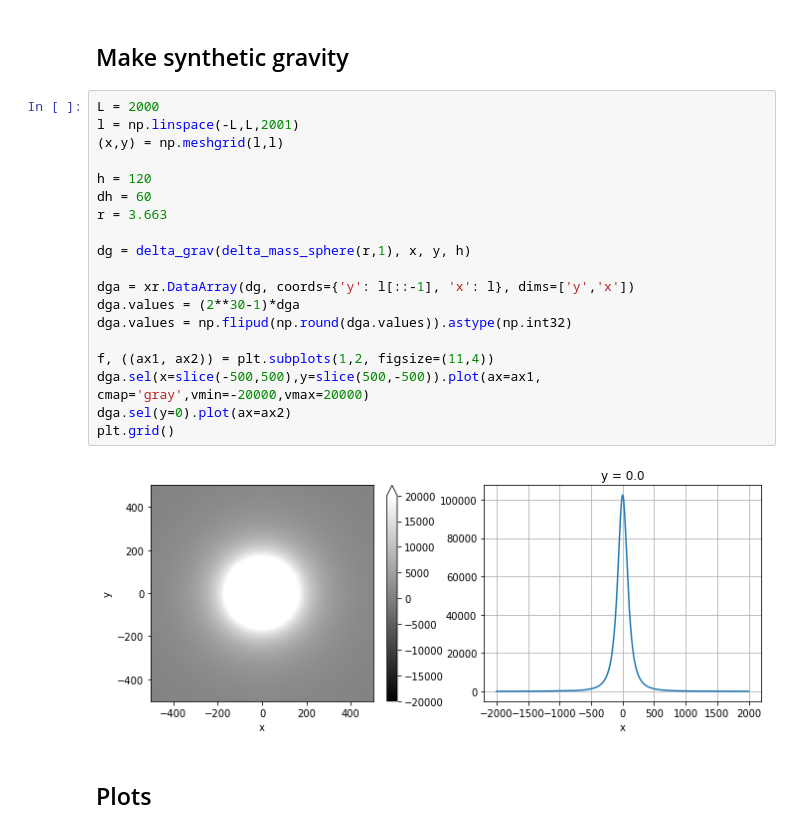
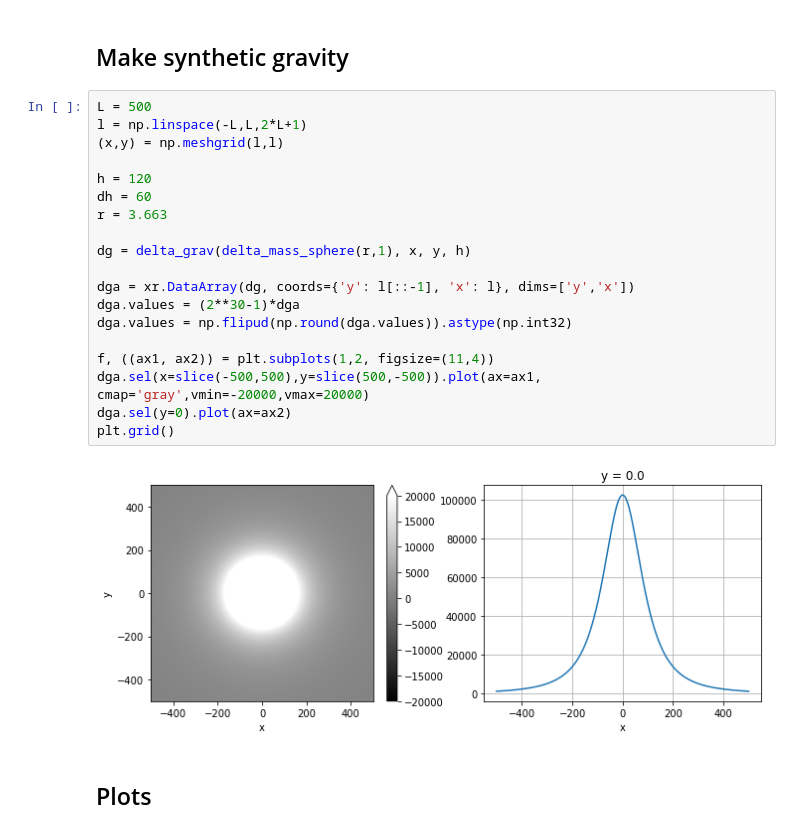
Before and after one commit to AlexeyPechnikov/gis-snippets, a Jupyter notebook: 5 Ways for Inversion of Gravity Field of Deepen Sphere.ipynb, the cells around one changed output. Saved outputs shown, nothing was run; the diff lists cells and outputs as text.

```diff
--- a/5 Ways for Inversion of Gravity Field of Deepen Sphere.ipynb
+++ b/5 Ways for Inversion of Gravity Field of Deepen Sphere.ipynb
@@ -30,26 +30,26 @@ def raster_gamma_range(raster0, g1, g2):
 # %% [markdown]
 ## Make synthetic gravity
 # %%
-L = 2000
-l = np.linspace(-L,L,2001)
+L = 500
+l = np.linspace(-L,L,2*L+1)
 (x,y) = np.meshgrid(l,l)
 
 h = 120
 dh = 60
 r = 3.663
 
 dg = delta_grav(delta_mass_sphere(r,1), x, y, h)
 
 dga = xr.DataArray(dg, coords={'y': l[::-1], 'x': l}, dims=['y','x'])
 dga.values = (2**30-1)*dga
 dga.values = np.flipud(np.round(dga.values)).astype(np.int32)
 
 f, ((ax1, ax2)) = plt.subplots(1,2, figsize=(11,4))
 dga.sel(x=slice(-500,500),y=slice(500,-500)).plot(ax=ax1, cmap='gray',vmin=-20000,vmax=20000)
 dga.sel(y=0).plot(ax=ax2)
 plt.grid()
 # %% [output]
-[figure, old version]
+[figure, new version]
 # %% [markdown]
 ## Plots
 # %%
```
Also changed, not shown: parts of 1 cell of this notebook, 1 other file.
